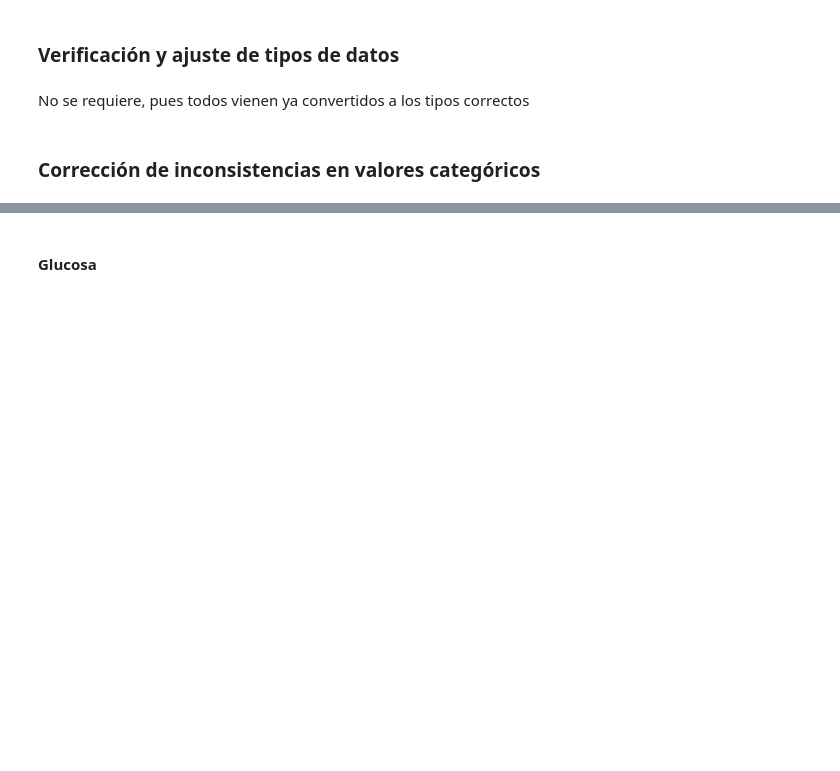
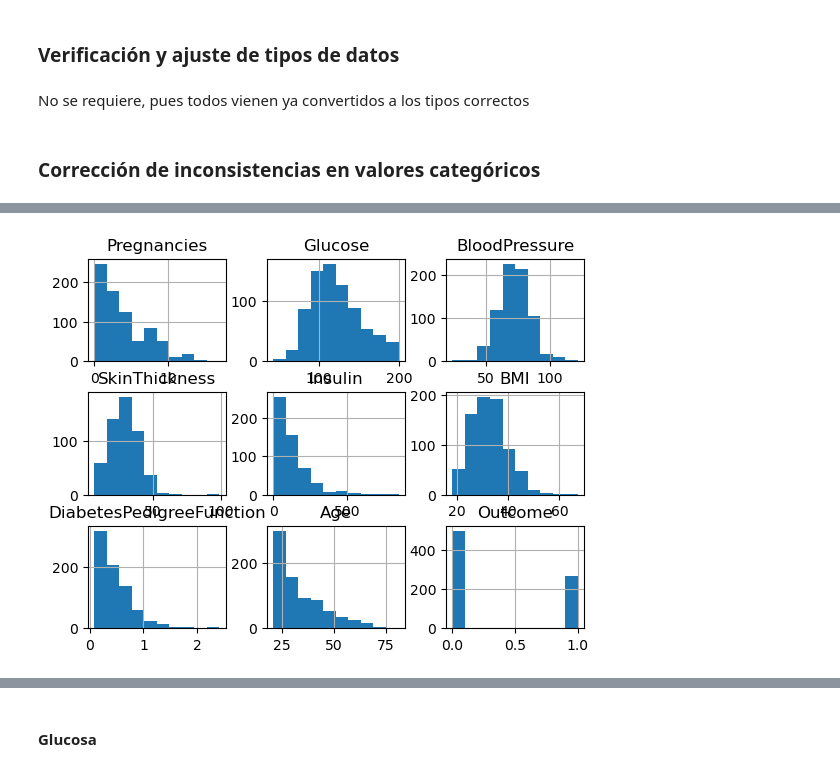
Before and after one commit to iair/mitic-data-science-team-1-septiembre-2024, a Jupyter notebook: mitic-data-science-team-1-septiembre-2024/machine-learning/pruebas-resueltas/segundo-intento.ipynb, the cells around one changed output, grey strips where cells are left out. Saved outputs shown, nothing was run; the diff lists cells and outputs as text; code cells hidden in the pictures; blank space fills up the shorter version.

```diff
--- a/mitic-data-science-team-1-septiembre-2024/machine-learning/pruebas-resueltas/segundo-intento.ipynb
+++ b/mitic-data-science-team-1-septiembre-2024/machine-learning/pruebas-resueltas/segundo-intento.ipynb
@@ -366,0 +720,4 @@ df.corr(numeric_only=True)
+# %%
+df.hist();
+# %% [output]
+[figure, added]
```
Also changed, not shown: parts of 84 cells of this notebook, 8 other files.
